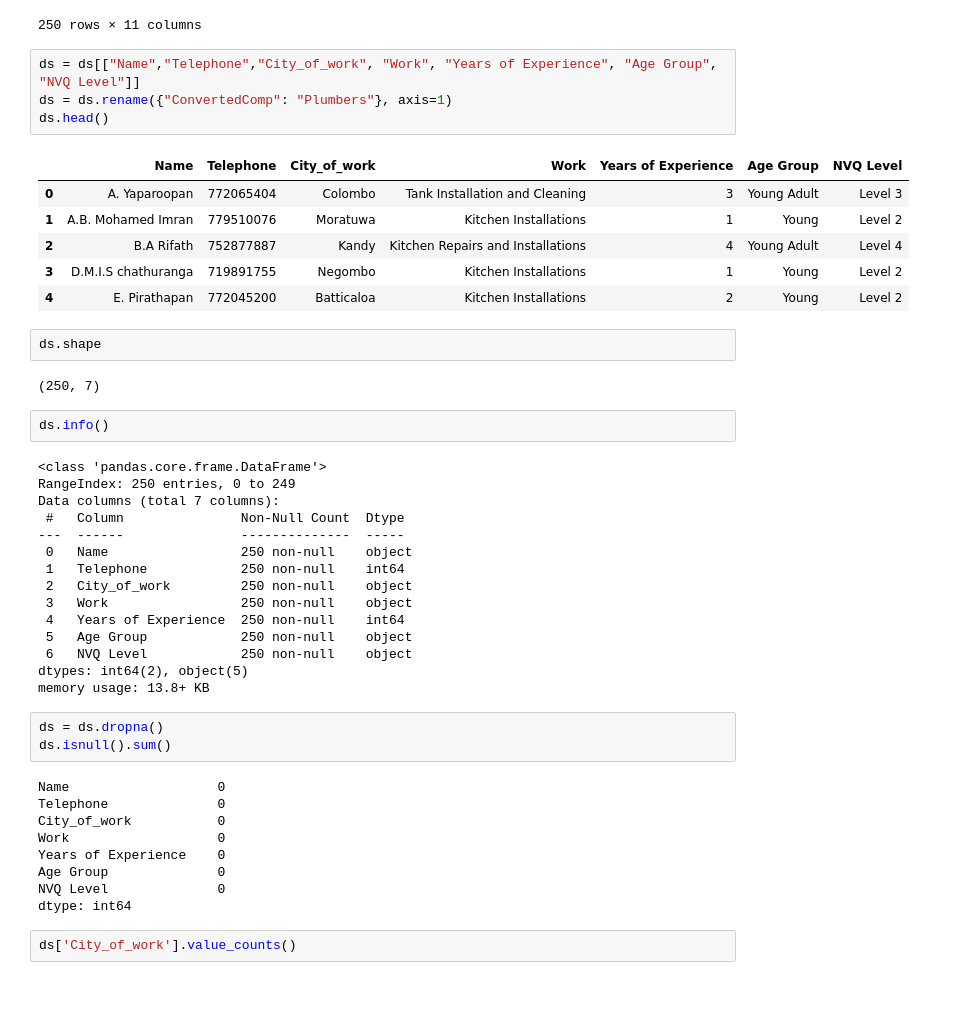
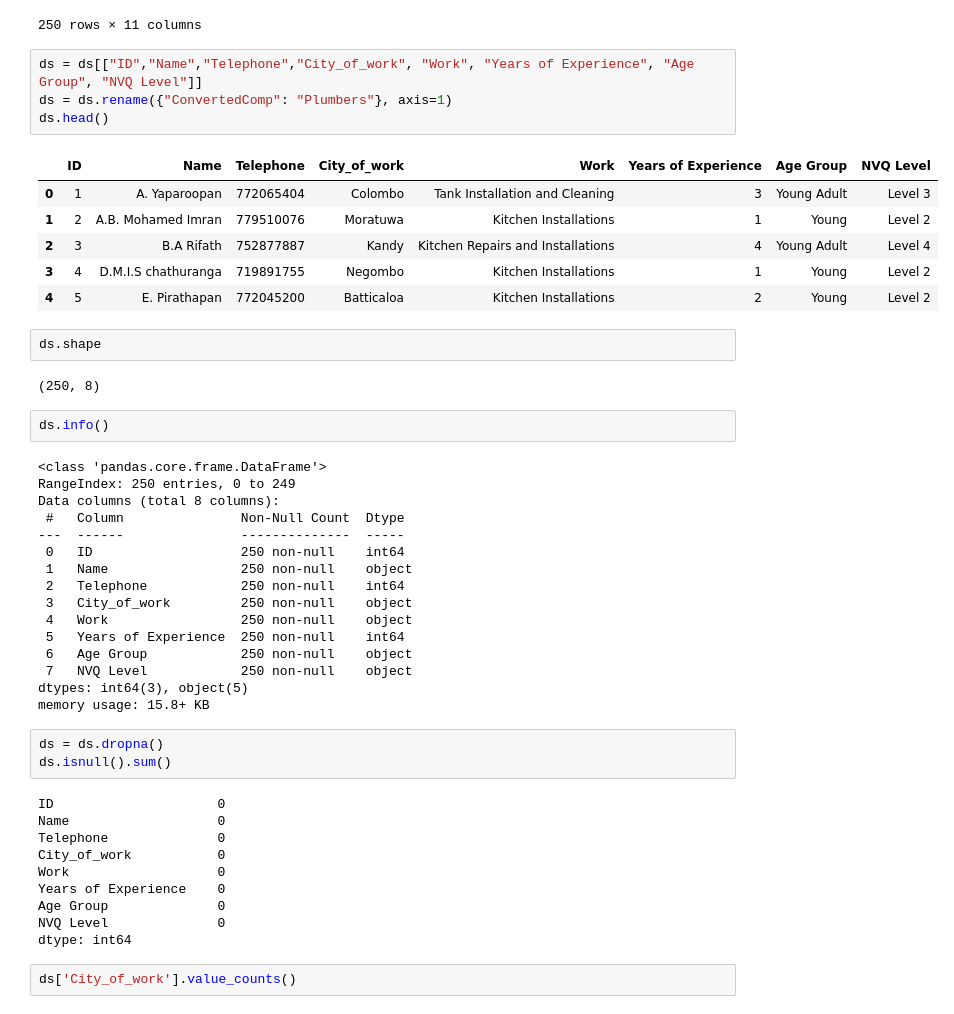
Before and after one commit to CB007753/HomeServiceRecommendationSystem, a Jupyter notebook: Recommendation_App/plumbersClassification.ipynb, the cells around one changed output. Drawn from its saved outputs; the diff is of its cells as text.

```diff
--- a/Recommendation_App/plumbersClassification.ipynb
+++ b/Recommendation_App/plumbersClassification.ipynb
@@ -23,41 +23,43 @@ ds.head(250)
 | 249 | 250 | J.M. K. Anushka | 200102801v | No.270/7, Sri Wickrama Rajasinghe... | Kandy | 789628367 | Plumber | Kitchen Installations | 1 | ... |
 250 rows × 11 columns
 # %%
-ds = ds[["Name","Telephone","City_of_work", "Work", "Years of Experience", "Age Group", "NVQ Level"]]
+ds = ds[["ID","Name","Telephone","City_of_work", "Work", "Years of Experience", "Age Group", "NVQ Level"]]
 ds = ds.rename({"ConvertedComp": "Plumbers"}, axis=1)
 ds.head()
 # %% [output]
-|  | Name | Telephone | City_of_work | Work | Years of Experience | Age Group | NVQ Level |
-| 0 | A. Yaparoopan | 772065404 | Colombo | Tank Installation and Cleaning | 3 | Young Adult | Level 3 |
-| 1 | A.B. Mohamed Imran | 779510076 | Moratuwa | Kitchen Installations | 1 | Young | Level 2 |
-| 2 | B.A Rifath | 752877887 | Kandy | Kitchen Repairs and Installations | 4 | Young Adult | Level 4 |
-| 3 | D.M.I.S chathuranga | 719891755 | Negombo | Kitchen Installations | 1 | Young | Level 2 |
-| 4 | E. Pirathapan | 772045200 | Batticaloa | Kitchen Installations | 2 | Young | Level 2 |
+|  | ID | Name | Telephone | City_of_work | Work | Years of Experience | Age Group | NVQ Level |
+| 0 | 1 | A. Yaparoopan | 772065404 | Colombo | Tank Installation and Cleaning | 3 | Young Adult | Level 3 |
+| 1 | 2 | A.B. Mohamed Imran | 779510076 | Moratuwa | Kitchen Installations | 1 | Young | Level 2 |
+| 2 | 3 | B.A Rifath | 752877887 | Kandy | Kitchen Repairs and Installations | 4 | Young Adult | Level 4 |
+| 3 | 4 | D.M.I.S chathuranga | 719891755 | Negombo | Kitchen Installations | 1 | Young | Level 2 |
+| 4 | 5 | E. Pirathapan | 772045200 | Batticaloa | Kitchen Installations | 2 | Young | Level 2 |
 # %%
 ds.shape
 # %% [output]
-(250, 7)
+(250, 8)
 # %%
 ds.info()
 # %% [output]
 <class 'pandas.core.frame.DataFrame'>
 RangeIndex: 250 entries, 0 to 249
-Data columns (total 7 columns):
+Data columns (total 8 columns):
  #   Column               Non-Null Count  Dtype
 ---  ------               --------------  -----
- 0   Name                 250 non-null    object
- 1   Telephone            250 non-null    int64
- 2   City_of_work         250 non-null    object
- 3   Work                 250 non-null    object
- 4   Years of Experience  250 non-null    int64
- 5   Age Group            250 non-null    object
- 6   NVQ Level            250 non-null    object
-dtypes: int64(2), object(5)
-memory usage: 13.8+ KB
+ 0   ID                   250 non-null    int64
+ 1   Name                 250 non-null    object
+ 2   Telephone            250 non-null    int64
+ 3   City_of_work         250 non-null    object
+ 4   Work                 250 non-null    object
+ 5   Years of Experience  250 non-null    int64
+ 6   Age Group            250 non-null    object
+ 7   NVQ Level            250 non-null    object
+dtypes: int64(3), object(5)
+memory usage: 15.8+ KB
 # %%
 ds = ds.dropna()
 ds.isnull().sum()
 # %% [output]
+ID                     0
 Name                   0
 Telephone              0
 City_of_work           0
```
Also changed, not shown: parts of 6 cells of this notebook, 6 other files.
